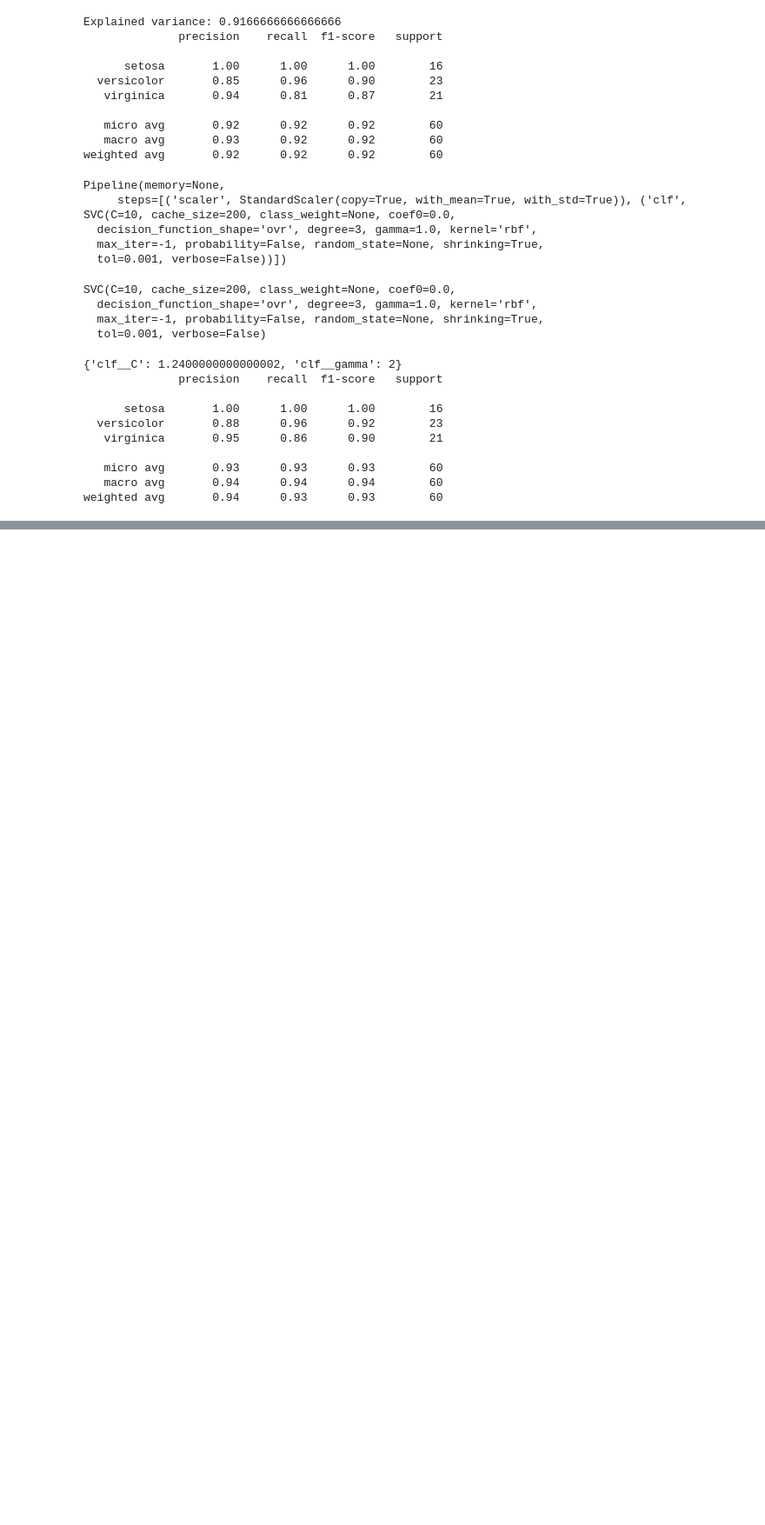
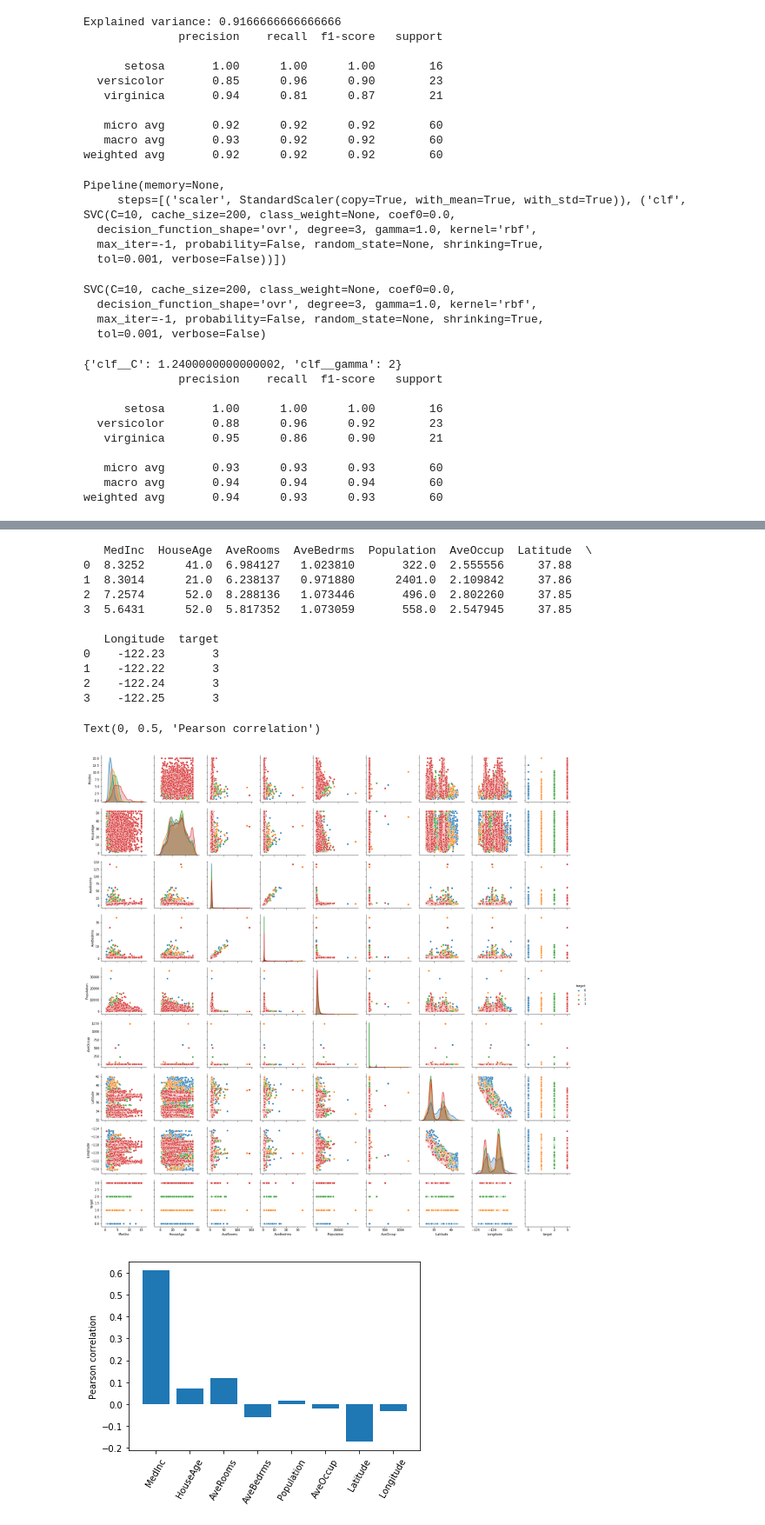
Before and after one commit to lucianopaz/statistical_machine_learning, a Jupyter notebook: notebooks/Scikit-Learn tutorial.ipynb, the cells around one changed output, grey strips where cells are left out. Shown at 87% size. Cells and saved outputs as stored; diff of their text form; code cells hidden in the pictures; blank space fills up the shorter version.

```diff
--- a/notebooks/Scikit-Learn tutorial.ipynb
+++ b/notebooks/Scikit-Learn tutorial.ipynb
@@ -693,0 +713,51 @@ rbf_pipe = pipeline.Pipeline([('scaler', preprocessing.StandardScaler()),
+# %%
+# Help for Ex 2
+import numpy as np
+import pandas as pd
+import seaborn as sns
+from sklearn import datasets
+
+# To get the dataset use datasets.fetch_california_housing
+raw_data = datasets.fetch_california_housing()
+
+# To split into percentiles you can use numpy.percentile
+# with digitize or just a plain sort too
+target = raw_data['target']
+bins = np.percentile(target, np.linspace(0, 100, 5)[1:])
+bins[-1] += 1
+target = np.digitize(target, bins)
+
+# Create the dataframe
+df = pd.DataFrame(data=raw_data['data'],
+                  columns=raw_data['feature_names'])
+df = df.assign(target=target)
+print(df.head(4))
+
+# Colorcode according to the target
+sns.pairplot(data=df,
+             hue='target'
+            )
+
+# To explore the linear correlation, you can use the pearson
+# correlation defined by np.corrcoef
+plt.figure()
+plt.bar(range(len(raw_data['feature_names'])),
+        np.corrcoef(df.values.T)[-1, :-1])
+plt.gca().set_xticks(range(len(raw_data['feature_names'])))
+plt.gca().set_xticklabels(raw_data['feature_names'], rotation=60)
+plt.ylabel('Pearson correlation')
+# %% [output]
+   MedInc  HouseAge  AveRooms  AveBedrms  Population  AveOccup  Latitude  \
+0  8.3252      41.0  6.984127   1.023810       322.0  2.555556     37.88
+1  8.3014      21.0  6.238137   0.971880      2401.0  2.109842     37.86
+2  7.2574      52.0  8.288136   1.073446       496.0  2.802260     37.85
+3  5.6431      52.0  5.817352   1.073059       558.0  2.547945     37.85
+
+   Longitude  target
+0    -122.23       3
+1    -122.22       3
+2    -122.24       3
+3    -122.25       3
+Text(0, 0.5, 'Pearson correlation')
+[figure, added]
+[figure, added]
```
Also changed, not shown: parts of 16 cells of this notebook, 1 other file.
